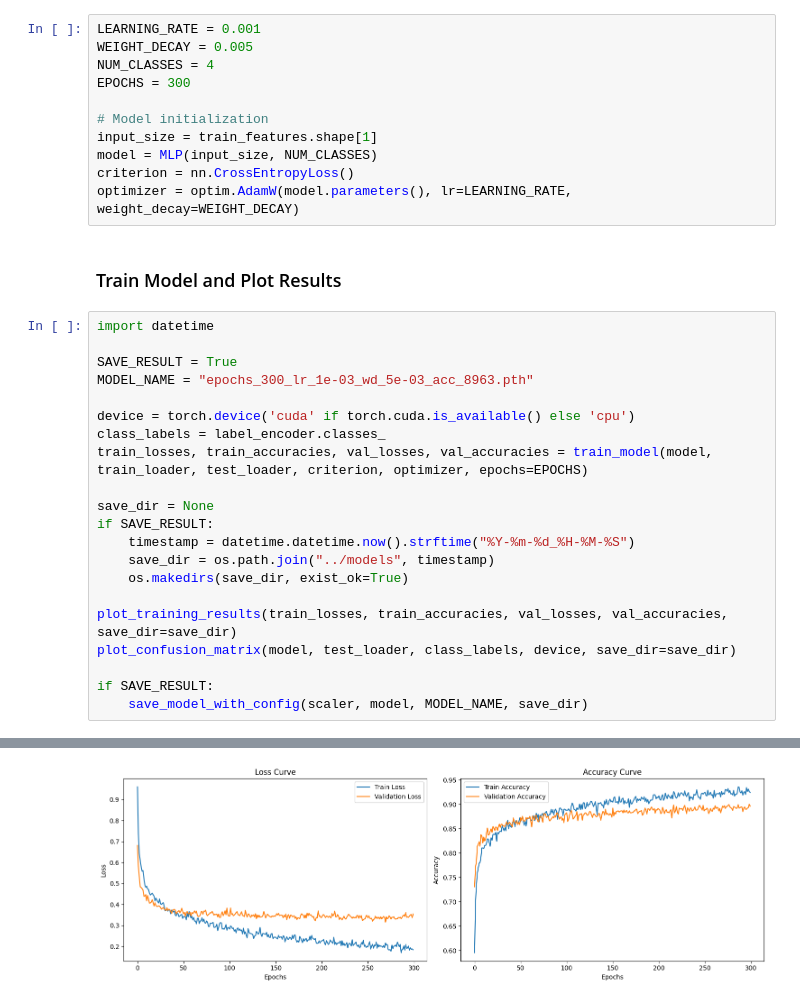
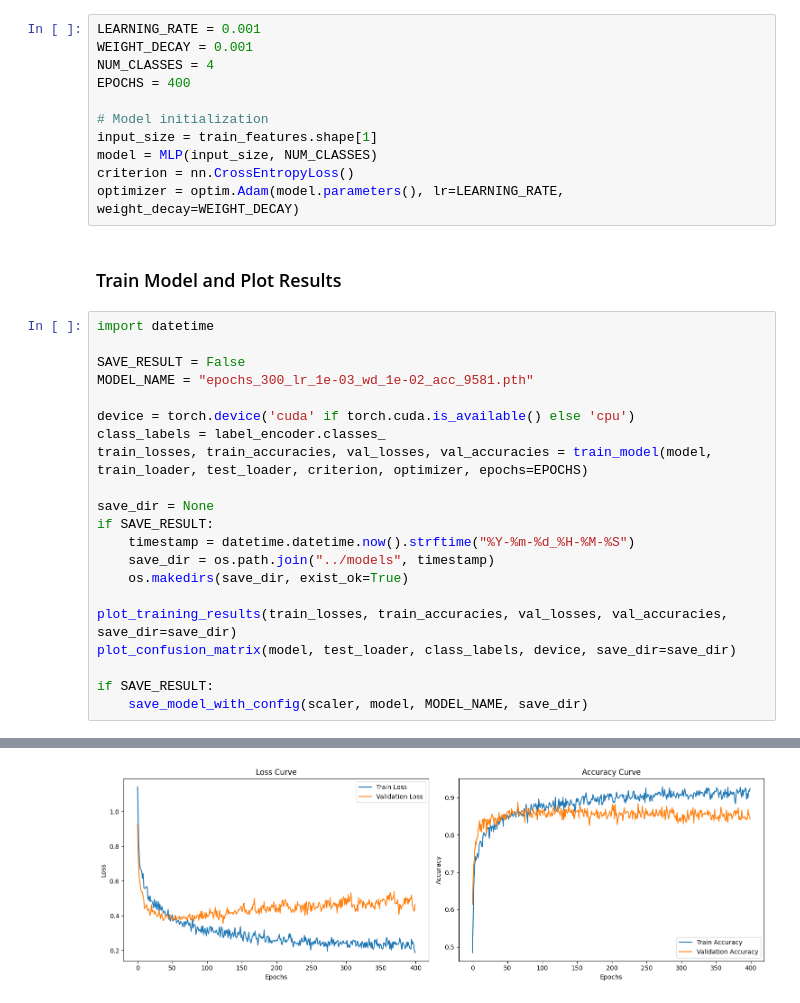
Before and after one commit to Jiayii03/fyp-sitting-posture, a Jupyter notebook: training/ann.ipynb, the cells around one changed output, grey strips where cells are left out. Cells and saved outputs as stored; diff of their text form.

Commit message:
Added new model, 95% accuracy

```diff
--- a/training/ann.ipynb
+++ b/training/ann.ipynb
@@ -372,22 +372,22 @@ Number of Samples per Class:
 ### Initialise Model
 # %%
 LEARNING_RATE = 0.001
-WEIGHT_DECAY = 0.005
+WEIGHT_DECAY = 0.001
 NUM_CLASSES = 4
-EPOCHS = 300
+EPOCHS = 400
 
 # Model initialization
 input_size = train_features.shape[1]
 model = MLP(input_size, NUM_CLASSES)
 criterion = nn.CrossEntropyLoss()
-optimizer = optim.AdamW(model.parameters(), lr=LEARNING_RATE, weight_decay=WEIGHT_DECAY)
+optimizer = optim.Adam(model.parameters(), lr=LEARNING_RATE, weight_decay=WEIGHT_DECAY)
 # %% [markdown]
 ### Train Model and Plot Results
 # %%
 import datetime
 
-SAVE_RESULT = True
-MODEL_NAME = "epochs_300_lr_1e-03_wd_5e-03_acc_8963.pth"
+SAVE_RESULT = False
+MODEL_NAME = "epochs_300_lr_1e-03_wd_1e-02_acc_9581.pth"
 
 device = torch.device('cuda' if torch.cuda.is_available() else 'cpu')
 class_labels = label_encoder.classes_
@@ -425 +425 @@ Epoch [300/300], Train Loss: 0.1842, Train Acc: 0.9245, Val Loss: 0.3540, Val Ac
-[figure, old version]
+[figure, new version]
```
Also changed, not shown: parts of 3 cells of this notebook, 9 other files.
